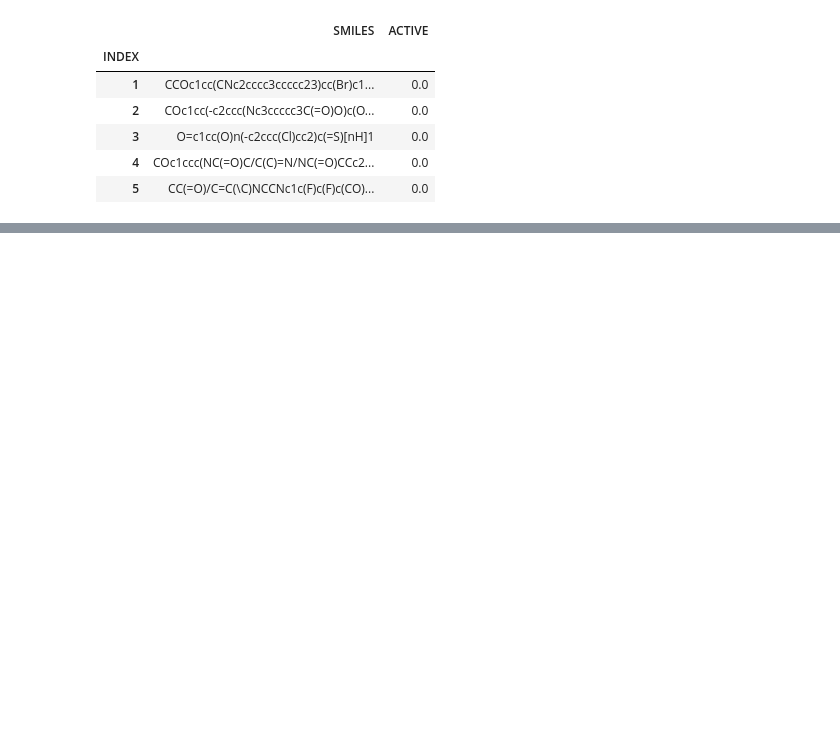
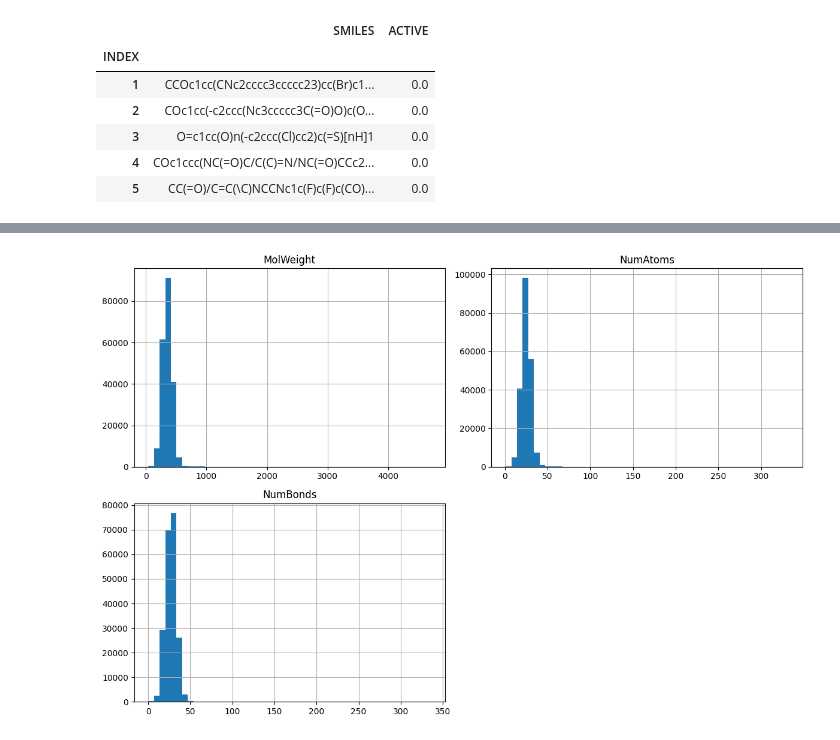
Before and after one commit to Leandr0Duar7e/KTH_ID2214, a Jupyter notebook: Assignment4/Leandro_approach/src/eda.ipynb, the cells around one changed output, grey strips where cells are left out. Drawn from its saved outputs; the diff is of its cells as text; code cells hidden in the pictures; blank space fills up the shorter version.

```diff
--- a/Assignment4/Leandro_approach/src/eda.ipynb
+++ b/Assignment4/Leandro_approach/src/eda.ipynb
@@ -38,0 +121,5 @@ memory usage: 4.8+ MB
+# %%
+# Generate some basic molecular descriptors for analysis
+print("\nGenerating molecular descriptors...")
+mols = [Chem.MolFromSmiles(smiles) for smiles in df['SMILES']]
+valid_mols = [m for m in mols if m is not None]
@@ -38,0 +129,19 @@ memory usage: 4.8+ MB
+# %%
+# Calculate basic properties
+mol_weights = [Descriptors.ExactMolWt(mol) for mol in valid_mols]
+num_atoms = [mol.GetNumAtoms() for mol in valid_mols]
+num_bonds = [mol.GetNumBonds() for mol in valid_mols]
+# %%
+# Add to dataframe for analysis
+df_mol = pd.DataFrame({
+    'MolWeight': mol_weights,
+    'NumAtoms': num_atoms,
+    'NumBonds': num_bonds
+})
+# %%
+# Visualize distributions
+df_mol.hist(bins=50, figsize=(12, 8))
+plt.tight_layout()
+plt.show()
+# %% [output]
+[figure, added]
```
Also changed, not shown: parts of 49 cells of this notebook, 2 other files.
